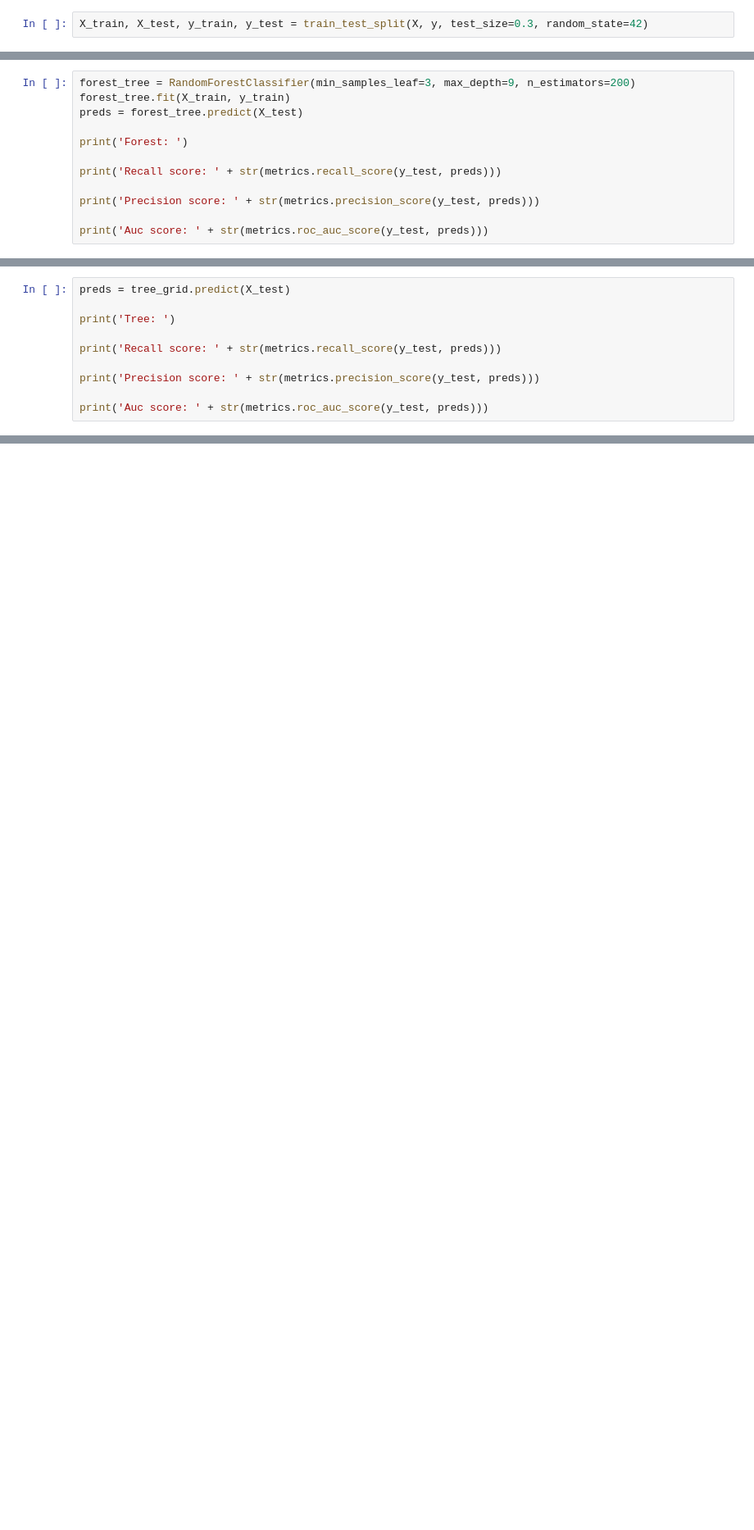
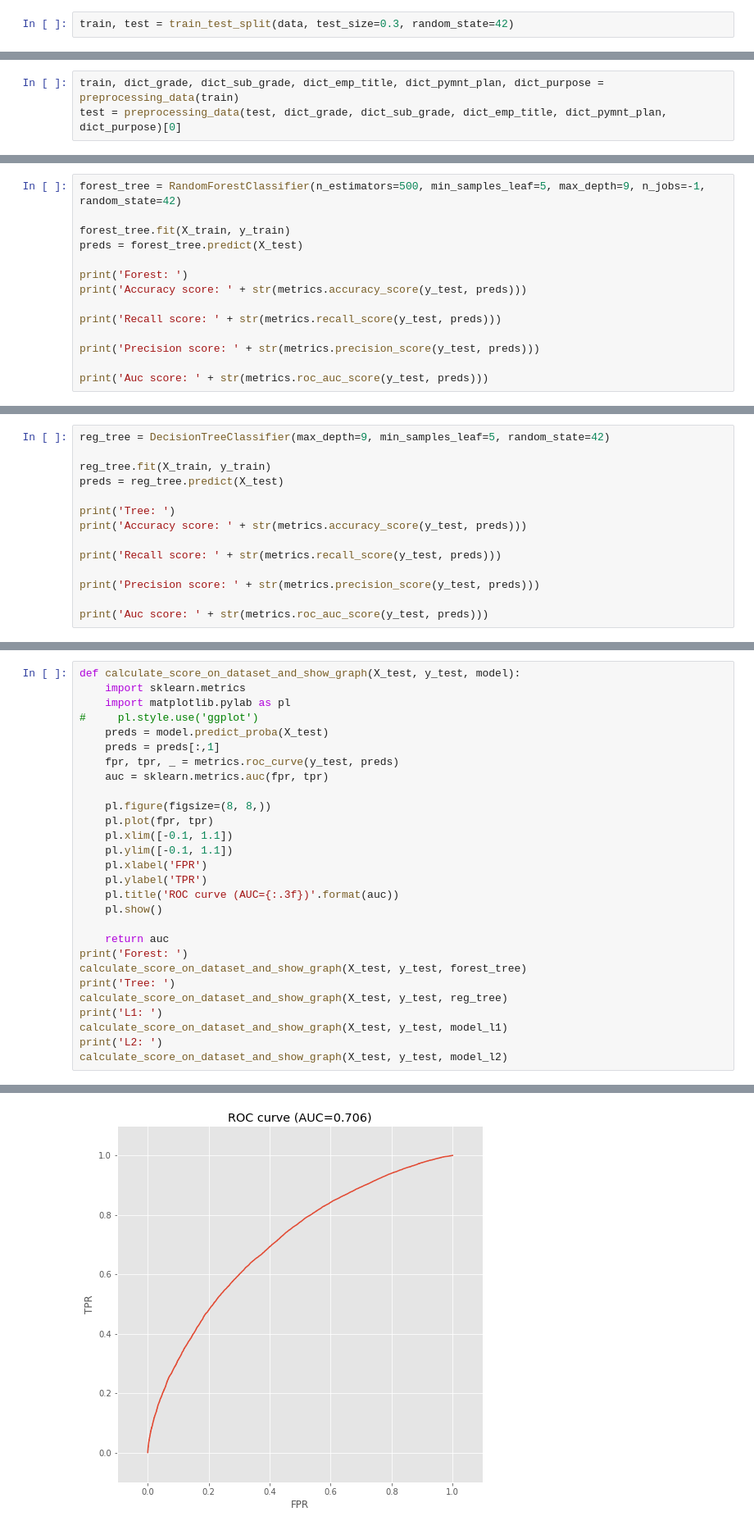
Before and after one commit to nAnna519/python_tasks, a Jupyter notebook: credit/bank_tree_forest_knn.ipynb, the cells around one changed output, grey strips where cells are left out. Shown: that part at 82% size. Cells and saved outputs as stored; diff of their text form; blank space fills up the shorter version.

```diff
--- a/credit/bank_tree_forest_knn.ipynb
+++ b/credit/bank_tree_forest_knn.ipynb
@@ -99,2 +93,2 @@ X, y = ros.fit_resample(X, y)
 # %%
-X_train, X_test, y_train, y_test = train_test_split(X, y, test_size=0.3, random_state=42)
+train, test = train_test_split(data, test_size=0.3, random_state=42)
@@ -149,0 +95,3 @@ Fitting 5 folds for each of 12 candidates, totalling 60 fits
+# %%
+train, dict_grade, dict_sub_grade, dict_emp_title, dict_pymnt_plan, dict_purpose = preprocessing_data(train)
+test = preprocessing_data(test, dict_grade, dict_sub_grade, dict_emp_title, dict_pymnt_plan, dict_purpose)[0]
@@ -150,9 +224,11 @@ Fitting 5 folds for each of 12 candidates, totalling 60 fits
 # %%
-forest_tree = RandomForestClassifier(min_samples_leaf=3, max_depth=9, n_estimators=200)
+forest_tree = RandomForestClassifier(n_estimators=500, min_samples_leaf=5, max_depth=9, n_jobs=-1, random_state=42)
+
 forest_tree.fit(X_train, y_train)
 preds = forest_tree.predict(X_test)
 
 print('Forest: ')
+print('Accuracy score: ' + str(metrics.accuracy_score(y_test, preds)))
 
 print('Recall score: ' + str(metrics.recall_score(y_test, preds)))
 
@@ -190,7 +300,11 @@ Fitting 5 folds for each of 12 candidates, totalling 60 fits
 # %%
-preds = tree_grid.predict(X_test)
+reg_tree = DecisionTreeClassifier(max_depth=9, min_samples_leaf=5, random_state=42)
+
+reg_tree.fit(X_train, y_train)
+preds = reg_tree.predict(X_test)
 
 print('Tree: ')
+print('Accuracy score: ' + str(metrics.accuracy_score(y_test, preds)))
 
 print('Recall score: ' + str(metrics.recall_score(y_test, preds)))
 
@@ -213,0 +342,29 @@ def euclideanDistance(instance1, instance2):
+# %%
+def calculate_score_on_dataset_and_show_graph(X_test, y_test, model):
+    import sklearn.metrics
+    import matplotlib.pylab as pl
+#     pl.style.use('ggplot')
+    preds = model.predict_proba(X_test)
+    preds = preds[:,1]
+    fpr, tpr, _ = metrics.roc_curve(y_test, preds)
+    auc = sklearn.metrics.auc(fpr, tpr)
+
+    pl.figure(figsize=(8, 8,))
+    pl.plot(fpr, tpr)
+    pl.xlim([-0.1, 1.1])
+    pl.ylim([-0.1, 1.1])
+    pl.xlabel('FPR')
+    pl.ylabel('TPR')
+    pl.title('ROC curve (AUC={:.3f})'.format(auc))
+    pl.show()
+
+    return auc
+print('Forest: ')
+calculate_score_on_dataset_and_show_graph(X_test, y_test, forest_tree)
+print('Tree: ')
+calculate_score_on_dataset_and_show_graph(X_test, y_test, reg_tree)
+print('L1: ')
+calculate_score_on_dataset_and_show_graph(X_test, y_test, model_l1)
+print('L2: ')
+calculate_score_on_dataset_and_show_graph(X_test, y_test, model_l2)
+# %% [output]
@@ -213,0 +372 @@ def euclideanDistance(instance1, instance2):
+[figure, added]
```
Also changed, not shown: parts of 24 cells of this notebook.
